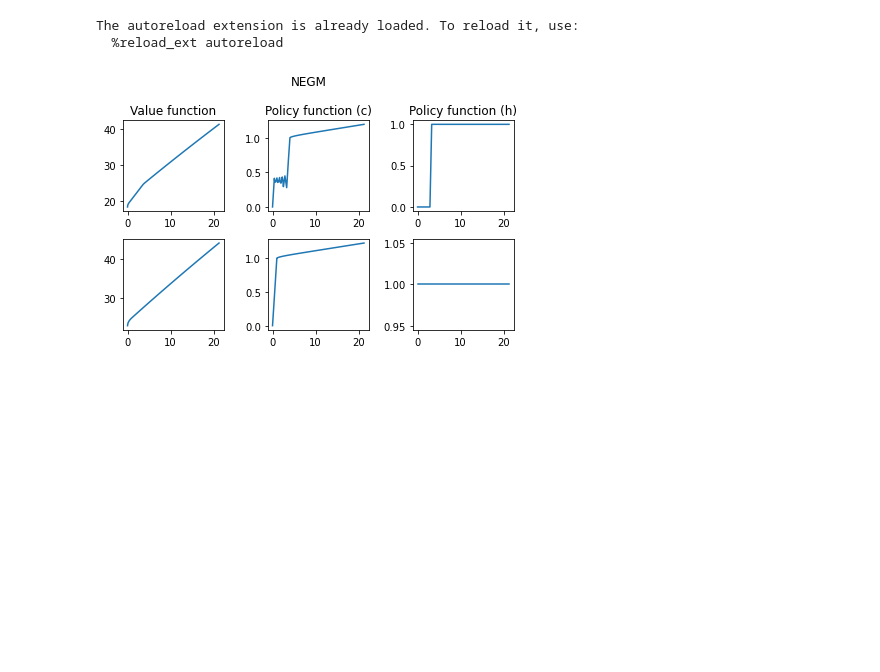
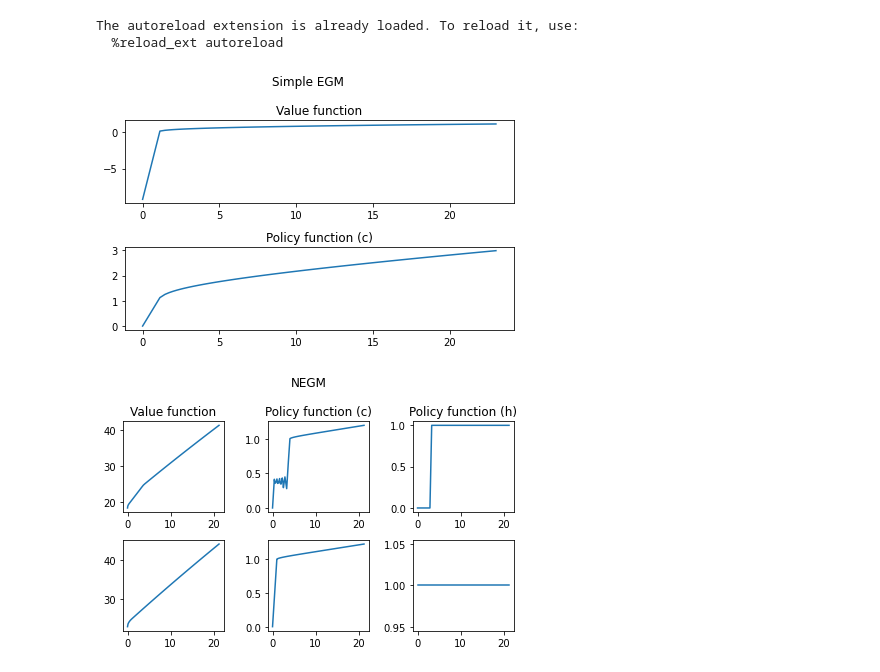
Before and after one commit to madsankern/DynamicProgramming, a Jupyter notebook: Solver_compare.ipynb, the cells around one changed output. Drawn from its saved outputs; the diff is of its cells as text; code cells hidden in the pictures; blank space fills up the shorter version.

```diff
--- a/Solver_compare.ipynb
+++ b/Solver_compare.ipynb
@@ -15,6 +15,23 @@ model.create_grids()
 # %% [output]
 The autoreload extension is already loaded. To reload it, use:
   %reload_ext autoreload
+# %%
+# Solve using simple EGM
+model.solve_egm()
+sol = model.sol_egm
+par = model.par
+# %%
+# Plot simple EGM results (there are functions for each income process)
+fig, (ax1, ax2) = plt.subplots(2)
+fig.suptitle('Simple EGM')
+ax1.plot(sol.m[0], sol.v[0])
+ax1.set_title("Value function")
+#ax1.set_ylim(-5,10)
+ax2.plot(sol.m[0], sol.c[0])
+ax2.set_title("Policy function (c)")
+fig.tight_layout(w_pad=1.5)
+# %% [output]
+[figure, added]
 # %%
 # Solve using NEGM
 model.solve_negm_dc()
```
Also changed, not shown: 1 other file.
